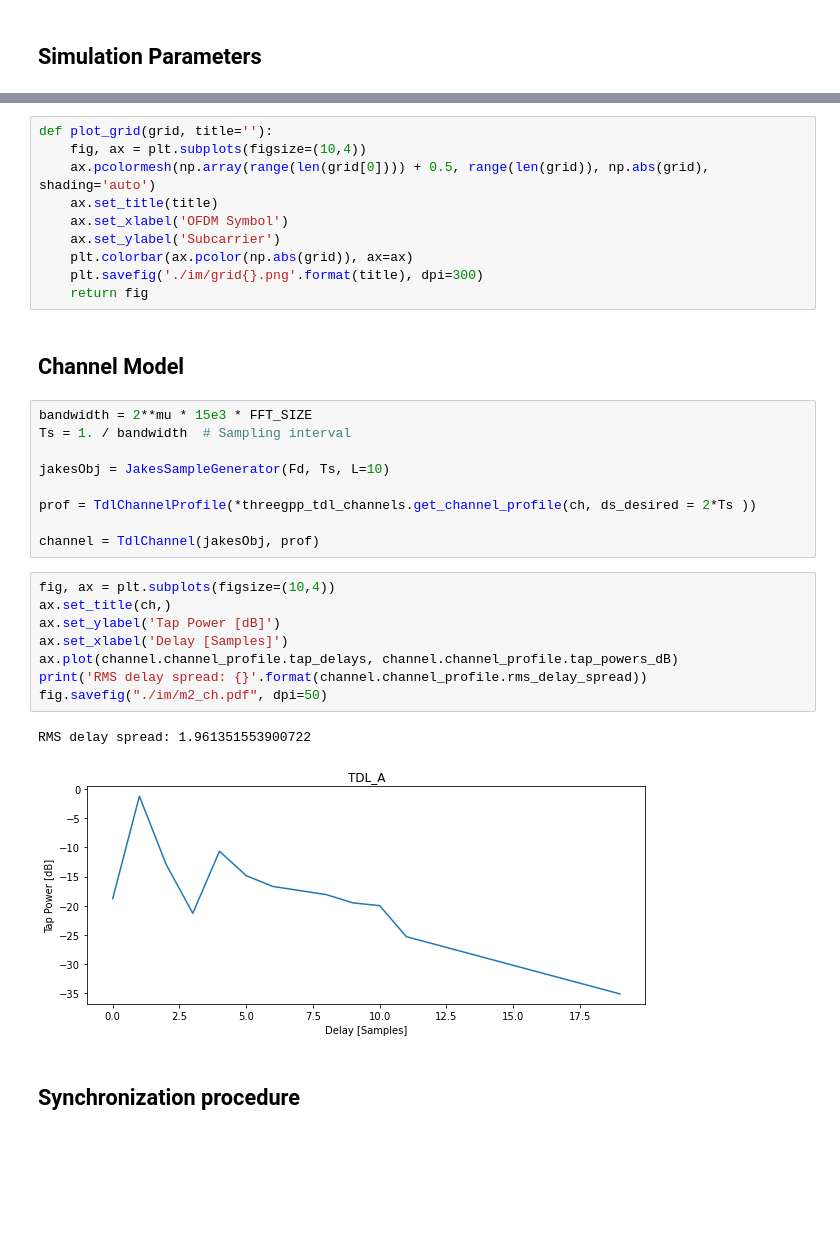
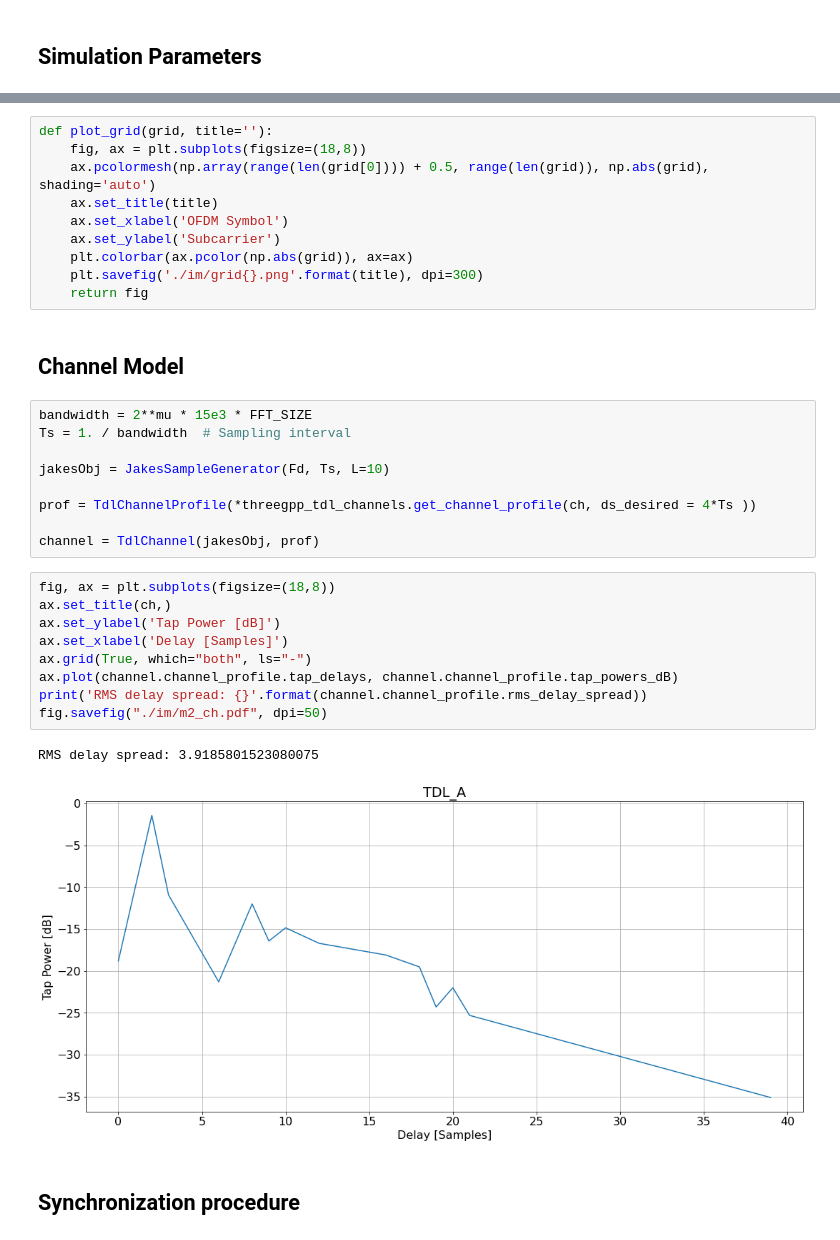
Before and after one commit to markdisterhof/nr_sync_dem, a Jupyter notebook: notebooks/cell_search_demo.ipynb, the cells around one changed output, grey strips where cells are left out. Saved outputs shown, nothing was run; the diff lists cells and outputs as text; blank space fills up the shorter version.

```diff
--- a/notebooks/cell_search_demo.ipynb
+++ b/notebooks/cell_search_demo.ipynb
@@ -46,7 +50,7 @@ ch = 'TDL_A'
 k_ssb = 11
 # %%
 def plot_grid(grid, title=''):
-    fig, ax = plt.subplots(figsize=(10,4))
+    fig, ax = plt.subplots(figsize=(18,8))
     ax.pcolormesh(np.array(range(len(grid[0]))) + 0.5, range(len(grid)), np.abs(grid), shading='auto')
     ax.set_title(title)
     ax.set_xlabel('OFDM Symbol')
@@ -62,20 +66,21 @@ Ts = 1. / bandwidth  # Sampling interval
 
 jakesObj = JakesSampleGenerator(Fd, Ts, L=10)
 
-prof = TdlChannelProfile(*threegpp_tdl_channels.get_channel_profile(ch, ds_desired = 2*Ts ))
+prof = TdlChannelProfile(*threegpp_tdl_channels.get_channel_profile(ch, ds_desired = 4*Ts ))
 
 channel = TdlChannel(jakesObj, prof)
 # %%
-fig, ax = plt.subplots(figsize=(10,4))
+fig, ax = plt.subplots(figsize=(18,8))
 ax.set_title(ch,)
 ax.set_ylabel('Tap Power [dB]')
 ax.set_xlabel('Delay [Samples]')
+ax.grid(True, which="both", ls="-")
 ax.plot(channel.channel_profile.tap_delays, channel.channel_profile.tap_powers_dB)
 print('RMS delay spread: {}'.format(channel.channel_profile.rms_delay_spread))
 fig.savefig("./im/m2_ch.pdf", dpi=50)
 # %% [output]
-RMS delay spread: 1.961351553900722
+RMS delay spread: 3.9185801523080075
-[figure, old version]
+[figure, new version]
 # %% [markdown]
 ## Synchronization procedure
 # %%
```
Also changed, not shown: parts of 18 cells of this notebook, 9 other files.
